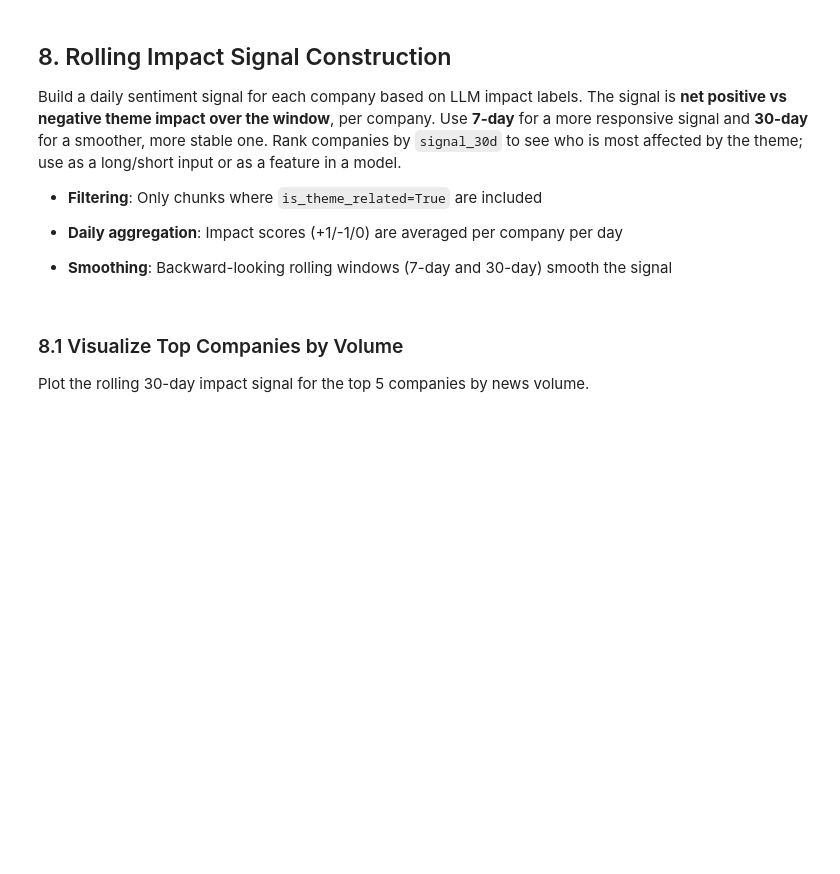
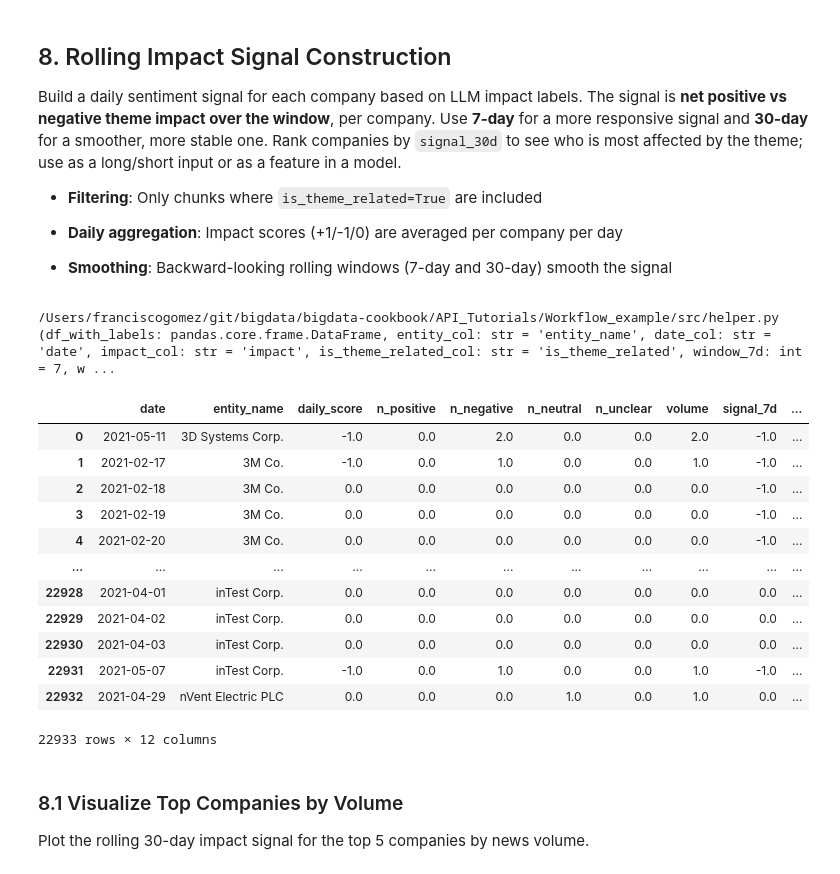
Before and after one commit to Bigdata-com/bigdata-cookbook, a Jupyter notebook: API_Tutorials/Workflow_example/Workflow_example.ipynb, the cells around one changed output. Cells and saved outputs as stored; diff of their text form; code cells hidden in the pictures; blank space fills up the shorter version.

Commit message:
Basic signals and updated csv for batch

```diff
--- a/API_Tutorials/Workflow_example/Workflow_example.ipynb
+++ b/API_Tutorials/Workflow_example/Workflow_example.ipynb
@@ -150,7 +162,7 @@ OPENAI_API_KEY = os.getenv('OPENAI_API_KEY')
 theme = "Semiconductor supply shortage disrupted global production"
 
 # Universe: CSV file with columns 'id' (entity ID) and 'name' (company name)
-universe_csv = "id_name_mapping_us_top_3000_small.csv"
+universe_csv = "id_name_mapping_us_top_3000.csv"
 
 # Time window for the search
 start_date = "2021-01-01"
@@ -158,7 +170,7 @@ end_date = "2021-06-30"
 
 # Sampling percentage: controls the % of chunks to retrieve per basket (0.0-1.0)
 # Lower values = faster execution, higher values = more comprehensive results
-chunk_percentage = 0.5
+chunk_percentage = 0.8
 # %% [markdown]
   ## 1. Theme Decomposition
 
@@ -246,7 +271,7 @@ for i, summary in enumerate(terminal_labels_and_summaries.values()):
         volume_query_mode="iterative",
         max_iterations_per_batch=10,
         reranker_enabled=True,
-        reranker_threshold=0.5,
+        reranker_threshold=0.2,
         min_period_days=30,  # Minimum time window size for each basket
     )
 
@@ -300,7 +343,8 @@ for plan_name in plans_list:
     results_raw = execute_search(
         search_plan=plan,
         chunk_percentage=chunk_percentage,  # Sample this percentage of estimated chunks
-        requests_per_minute=100,  # API rate limit
+        requests_per_minute=450,  # API rate limit
+        max_workers=10,
         session=session,
     )
 
@@ -605,19 +786,47 @@ with open('df_with_labels.pkl', 'wb') as f:
 
 
   - **Smoothing**: Backward-looking rolling windows (7-day and 30-day) smooth the signal
+# %%
+import importlib
+import inspect
+import src.helper as helper_mod
+
+importlib.reload(helper_mod)
+from src.helper import build_rolling_impact_signal
+
+print(helper_mod.__file__)
+print(inspect.signature(build_rolling_impact_signal))
+# %% [output]
+/Users/franciscogomez/git/bigdata/bigdata-cookbook/API_Tutorials/Workflow_example/src/helper.py
+(df_with_labels: pandas.core.frame.DataFrame, entity_col: str = 'entity_name', date_col: str = 'date', impact_col: str = 'impact', is_theme_related_col: str = 'is_theme_related', window_7d: int = 7, w ...
 # %%
 # Build rolling impact signal from LLM labels
 df_rolling_signal = build_rolling_impact_signal(
     df_with_labels,
     entity_col="entity_name",
     date_col="date",
     impact_col="impact",
     is_theme_related_col="is_theme_related",
     window_7d=7,
     window_30d=30,
     rolling_agg="sum",  # "mean" = media rolling, "sum" = somma rolling
+    expand_calendar_days=True,
 )
 df_rolling_signal
+# %% [output]
+|  | date | entity_name | daily_score | n_positive | n_negative | n_neutral | n_unclear | volume | signal_7d | ... |
+| 0 | 2021-05-11 | 3D Systems Corp. | -1.0 | 0.0 | 2.0 | 0.0 | 0.0 | 2.0 | -1.0 | ... |
+| 1 | 2021-02-17 | 3M Co. | -1.0 | 0.0 | 1.0 | 0.0 | 0.0 | 1.0 | -1.0 | ... |
+| 2 | 2021-02-18 | 3M Co. | 0.0 | 0.0 | 0.0 | 0.0 | 0.0 | 0.0 | -1.0 | ... |
+| 3 | 2021-02-19 | 3M Co. | 0.0 | 0.0 | 0.0 | 0.0 | 0.0 | 0.0 | -1.0 | ... |
+| 4 | 2021-02-20 | 3M Co. | 0.0 | 0.0 | 0.0 | 0.0 | 0.0 | 0.0 | -1.0 | ... |
+| ... | ... | ... | ... | ... | ... | ... | ... | ... | ... | ... |
+| 22928 | 2021-04-01 | inTest Corp. | 0.0 | 0.0 | 0.0 | 0.0 | 0.0 | 0.0 | 0.0 | ... |
+| 22929 | 2021-04-02 | inTest Corp. | 0.0 | 0.0 | 0.0 | 0.0 | 0.0 | 0.0 | 0.0 | ... |
+| 22930 | 2021-04-03 | inTest Corp. | 0.0 | 0.0 | 0.0 | 0.0 | 0.0 | 0.0 | 0.0 | ... |
+| 22931 | 2021-05-07 | inTest Corp. | -1.0 | 0.0 | 1.0 | 0.0 | 0.0 | 1.0 | -1.0 | ... |
+| 22932 | 2021-04-29 | nVent Electric PLC | 0.0 | 0.0 | 0.0 | 1.0 | 0.0 | 1.0 | 0.0 | ... |
+22933 rows × 12 columns
 # %% [markdown]
   ### 8.1 Visualize Top Companies by Volume
 
```
Also changed, not shown: parts of 16 cells of this notebook, 2 other files.
